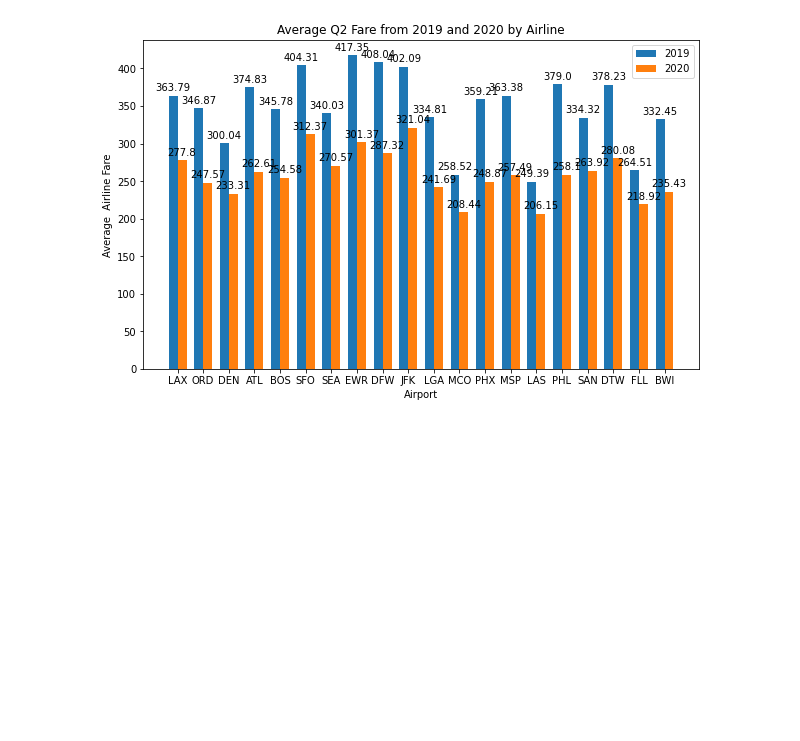
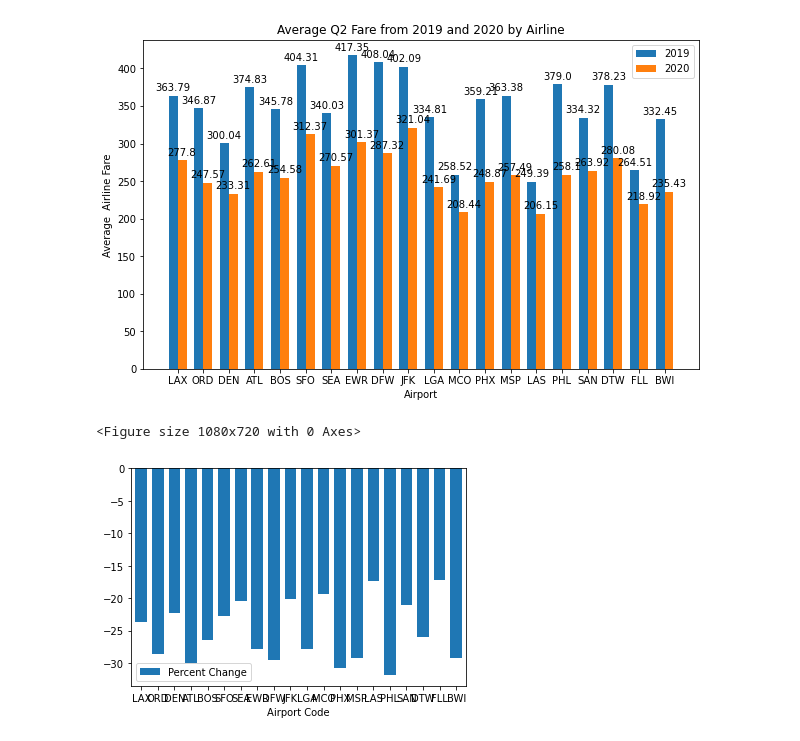
Before and after one commit to llhabers/Covid-19_Impact_on_the_US_Airline_Industry, a Jupyter notebook: samori/flight-fares.ipynb, the cells around one changed output. Cells and saved outputs as stored; diff of their text form; code cells hidden in the pictures; blank space fills up the shorter version.

```diff
--- a/samori/flight-fares.ipynb
+++ b/samori/flight-fares.ipynb
@@ -90,3 +84,14 @@ fig.set_size_inches(9,6)
 plt.show()
 # %% [output]
 [figure]
+# %%
+plt.figure(figsize=(15,10))
+fig = df.plot.bar(x='Airport Code', y='Percent Change', width = 0.7, rot=0)
+ax.set_xlabel('Airport')
+ax.set_ylabel('Percent Change')
+ax.set_title('2nd Quarter Percent Change from 2019 to 2020')
+
+plt.show()
+# %% [output]
+<Figure size 1080x720 with 0 Axes>
+[figure, added]
```
Also changed, not shown: parts of 7 cells of this notebook, 1 other file.
